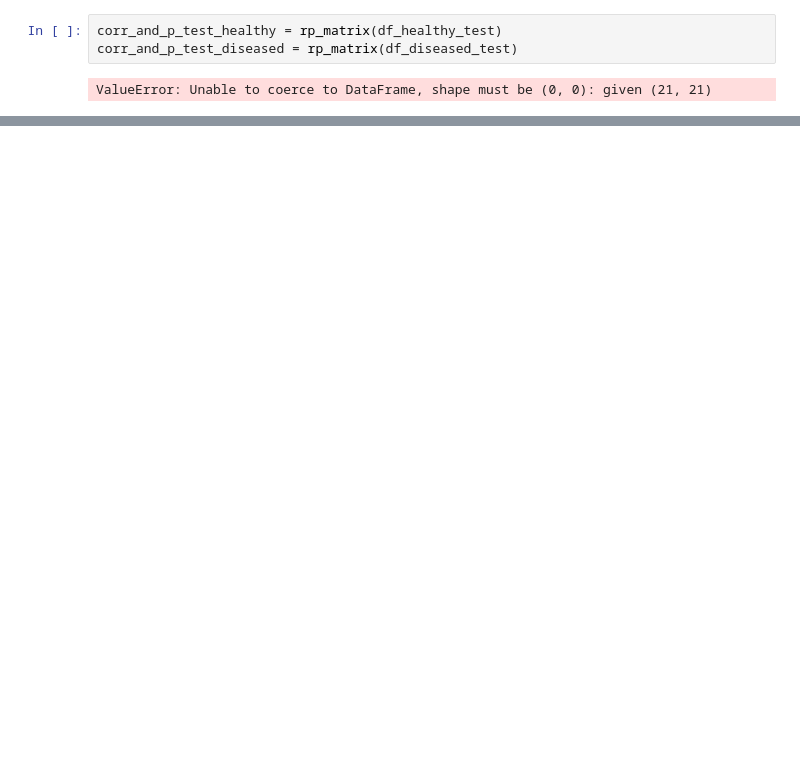
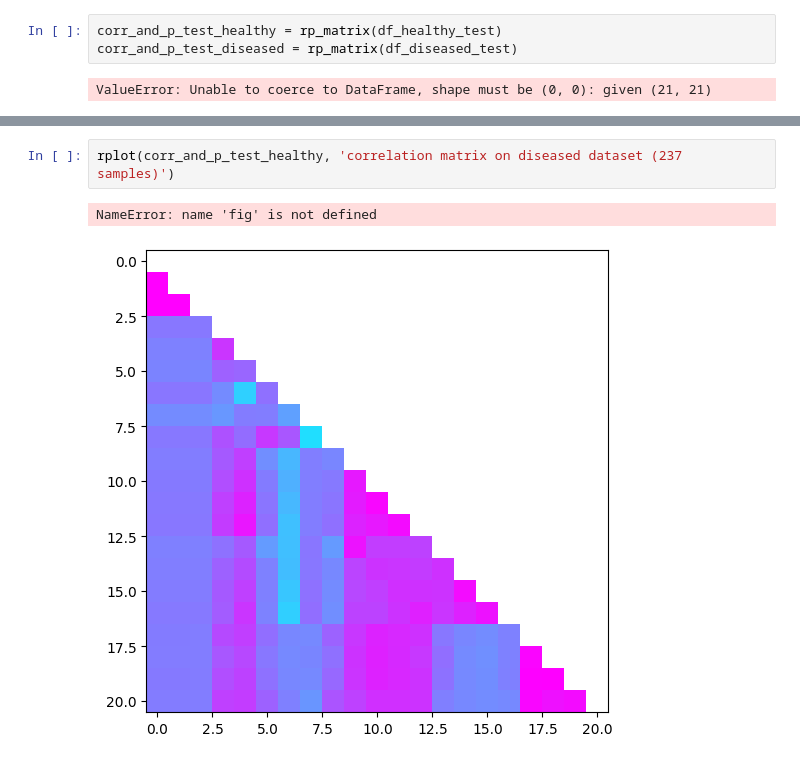
Before and after one commit to Jingnan-Jia/PFT_estimation, a Jupyter notebook: lung_function/scripts/jupyter_notebooks/r_manual_biomarkers_to_PFT.ipynb, the cells around one changed output, grey strips where cells are left out. Saved outputs shown, nothing was run; the diff lists cells and outputs as text; blank space fills up the shorter version.

```diff
--- a/lung_function/scripts/jupyter_notebooks/r_manual_biomarkers_to_PFT.ipynb
+++ b/lung_function/scripts/jupyter_notebooks/r_manual_biomarkers_to_PFT.ipynb
@@ -536,0 +592,5 @@ ValueError: Unable to coerce to DataFrame, shape must be (0, 0): given (15, 15)
+# %%
+rplot(corr_and_p_test_healthy, 'correlation matrix on diseased dataset (237 samples)')
+# %% [output]
+NameError: name 'fig' is not defined
+[figure, added]
```
Also changed, not shown: parts of 23 cells of this notebook, 7 other files.
